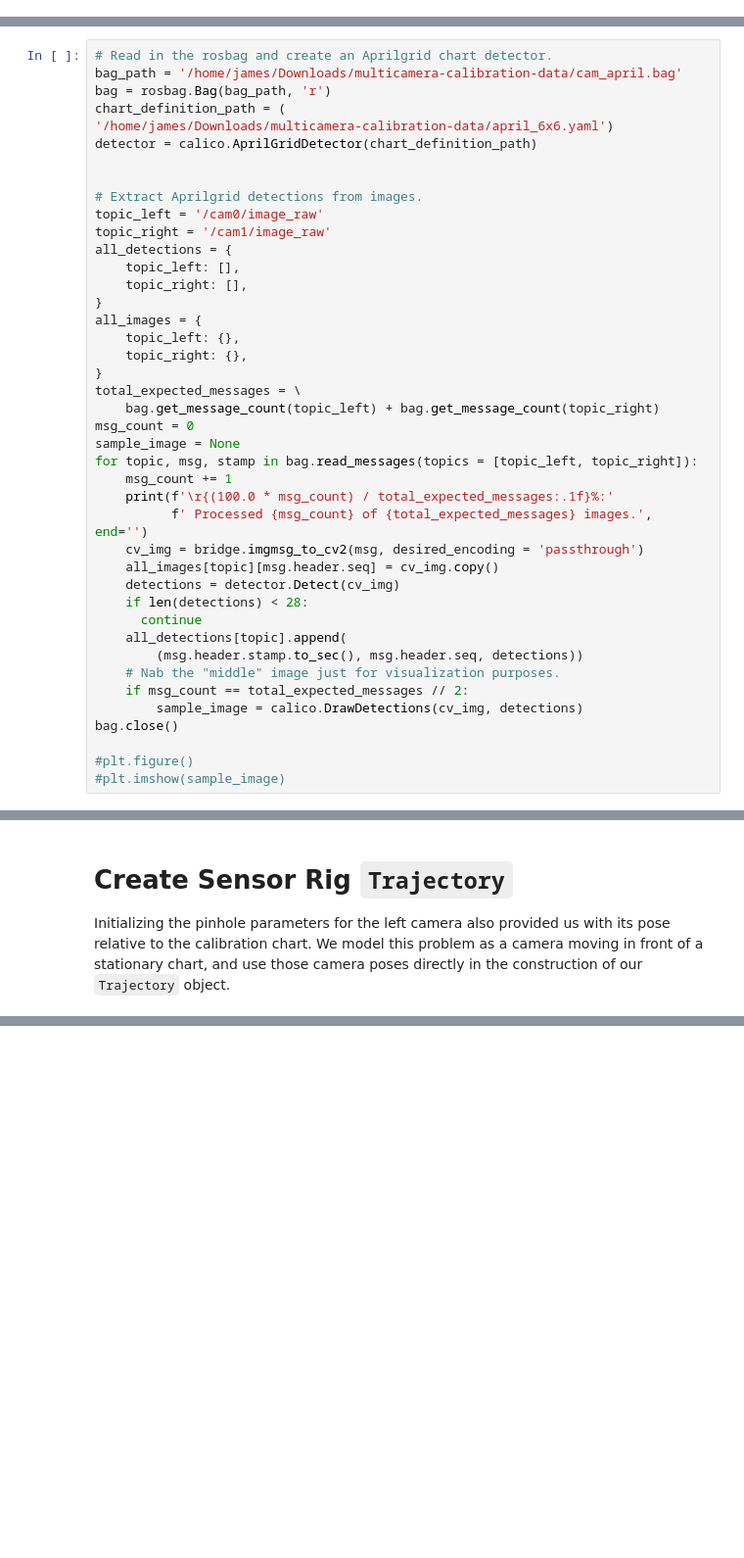
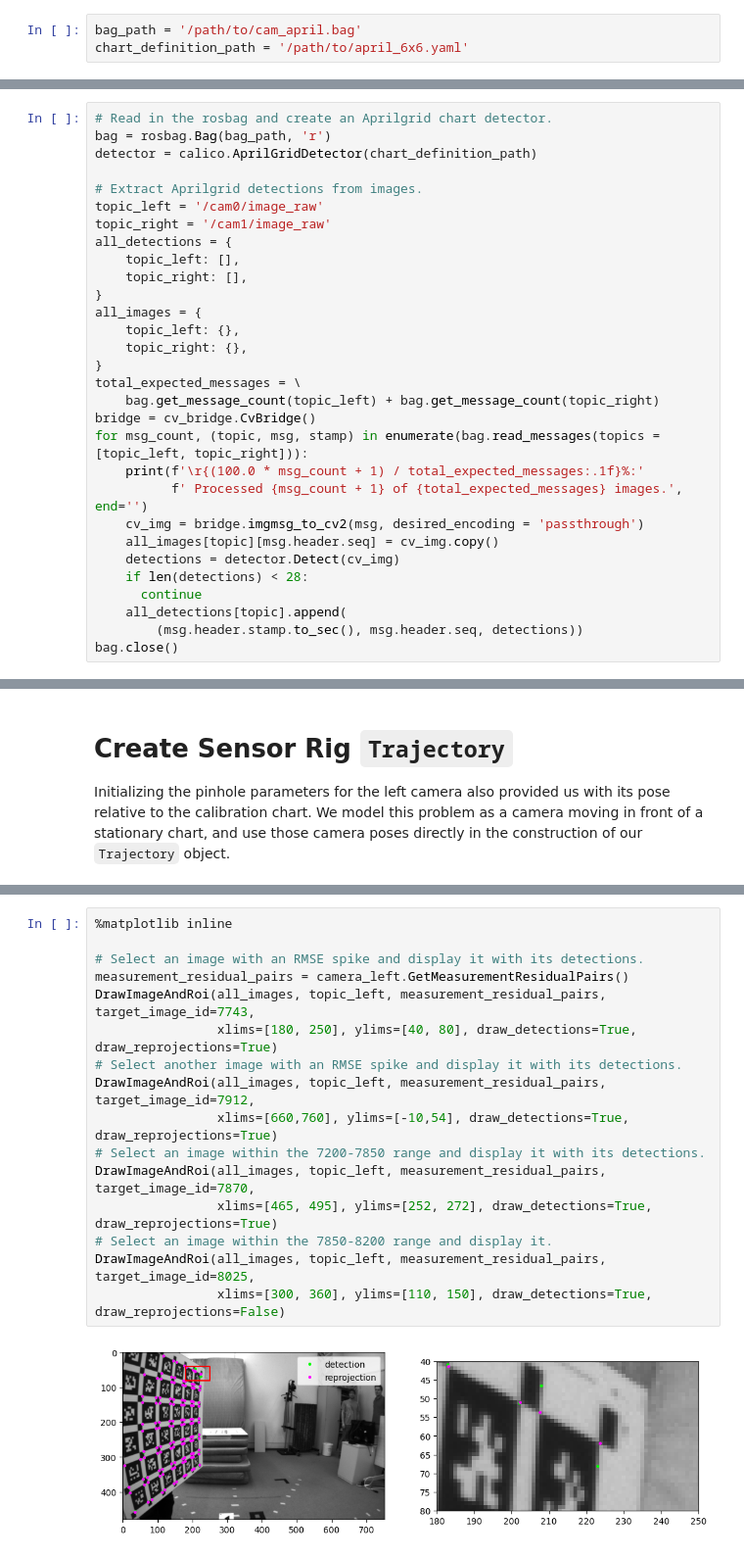
Before and after one commit to yangjames/Calico, a Jupyter notebook: demos/kalibr_multicam_demo.ipynb, the cells around one changed output, grey strips where cells are left out. Shown: that part at 98% size. Drawn from its saved outputs; the diff is of its cells as text; blank space fills up the shorter version.

```diff
--- a/demos/kalibr_multicam_demo.ipynb
+++ b/demos/kalibr_multicam_demo.ipynb
@@ -5 +5,4 @@ This notebook demonstrates the calibration of a stereo pair using the [5-paramet
+# %%
+bag_path = '/path/to/cam_april.bag'
+chart_definition_path = '/path/to/april_6x6.yaml'
 # %%
@@ -24,11 +126,7 @@ Here, we go through every image in the rosbag, run an Aprilgrid detection, then
 # %%
 # Read in the rosbag and create an Aprilgrid chart detector.
-bag_path = '/home/james/Downloads/multicamera-calibration-data/cam_april.bag'
 bag = rosbag.Bag(bag_path, 'r')
-chart_definition_path = (
-'/home/james/Downloads/multicamera-calibration-data/april_6x6.yaml')
 detector = calico.AprilGridDetector(chart_definition_path)
-
 
 # Extract Aprilgrid detections from images.
 topic_left = '/cam0/image_raw'
@@ -43,12 +141,10 @@ all_images = {
 }
 total_expected_messages = \
     bag.get_message_count(topic_left) + bag.get_message_count(topic_right)
-msg_count = 0
-sample_image = None
-for topic, msg, stamp in bag.read_messages(topics = [topic_left, topic_right]):
-    msg_count += 1
-    print(f'\r{(100.0 * msg_count) / total_expected_messages:.1f}%:'
-          f' Processed {msg_count} of {total_expected_messages} images.', end='')
+bridge = cv_bridge.CvBridge()
+for msg_count, (topic, msg, stamp) in enumerate(bag.read_messages(topics = [topic_left, topic_right])):
+    print(f'\r{(100.0 * msg_count + 1) / total_expected_messages:.1f}%:'
+          f' Processed {msg_count + 1} of {total_expected_messages} images.', end='')
     cv_img = bridge.imgmsg_to_cv2(msg, desired_encoding = 'passthrough')
     all_images[topic][msg.header.seq] = cv_img.copy()
     detections = detector.Detect(cv_img)
@@ -56,13 +152,7 @@ for topic, msg, stamp in bag.read_messages(topics = [topic_left, topic_right]):
       continue
     all_detections[topic].append(
         (msg.header.stamp.to_sec(), msg.header.seq, detections))
-    # Nab the "middle" image just for visualization purposes.
-    if msg_count == total_expected_messages // 2:
-        sample_image = calico.DrawDetections(cv_img, detections)
 bag.close()
-
-#plt.figure()
-#plt.imshow(sample_image)
 # %% [output]
 100.0%: Processed 2899 of 2899 images.
 # %% [markdown]
@@ -244,0 +355,18 @@ plt.imshow(all_images[topic_left][max_error_image_id])
+# %%
+%matplotlib inline
+
+# Select an image with an RMSE spike and display it with its detections.
+measurement_residual_pairs = camera_left.GetMeasurementResidualPairs()
+DrawImageAndRoi(all_images, topic_left, measurement_residual_pairs, target_image_id=7743,
+                xlims=[180, 250], ylims=[40, 80], draw_detections=True, draw_reprojections=True)
+# Select another image with an RMSE spike and display it with its detections.
+DrawImageAndRoi(all_images, topic_left, measurement_residual_pairs, target_image_id=7912,
+                xlims=[660,760], ylims=[-10,54], draw_detections=True, draw_reprojections=True)
+# Select an image within the 7200-7850 range and display it with its detections.
+DrawImageAndRoi(all_images, topic_left, measurement_residual_pairs, target_image_id=7870,
+                xlims=[465, 495], ylims=[252, 272], draw_detections=True, draw_reprojections=True)
+# Select an image within the 7850-8200 range and display it.
+DrawImageAndRoi(all_images, topic_left, measurement_residual_pairs, target_image_id=8025,
+                xlims=[300, 360], ylims=[110, 150], draw_detections=True, draw_reprojections=False)
+# %% [output]
+[figure, added]
```
Also changed, not shown: parts of 21 cells of this notebook, 1 other file.
